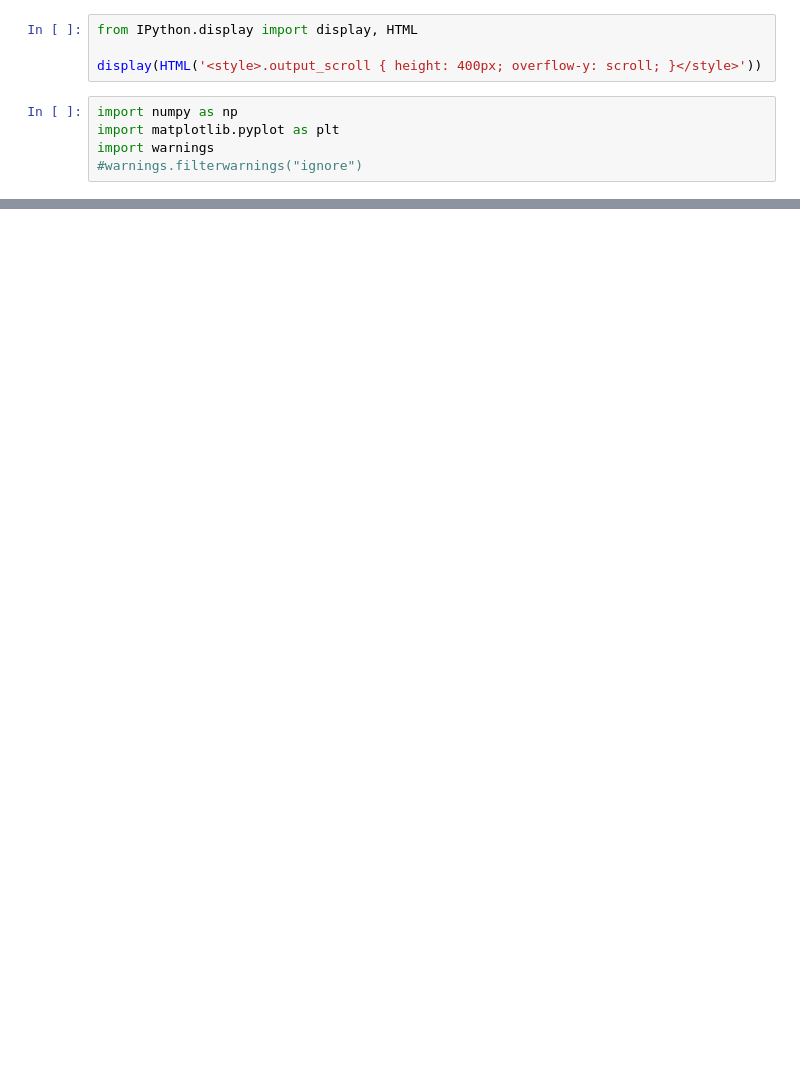
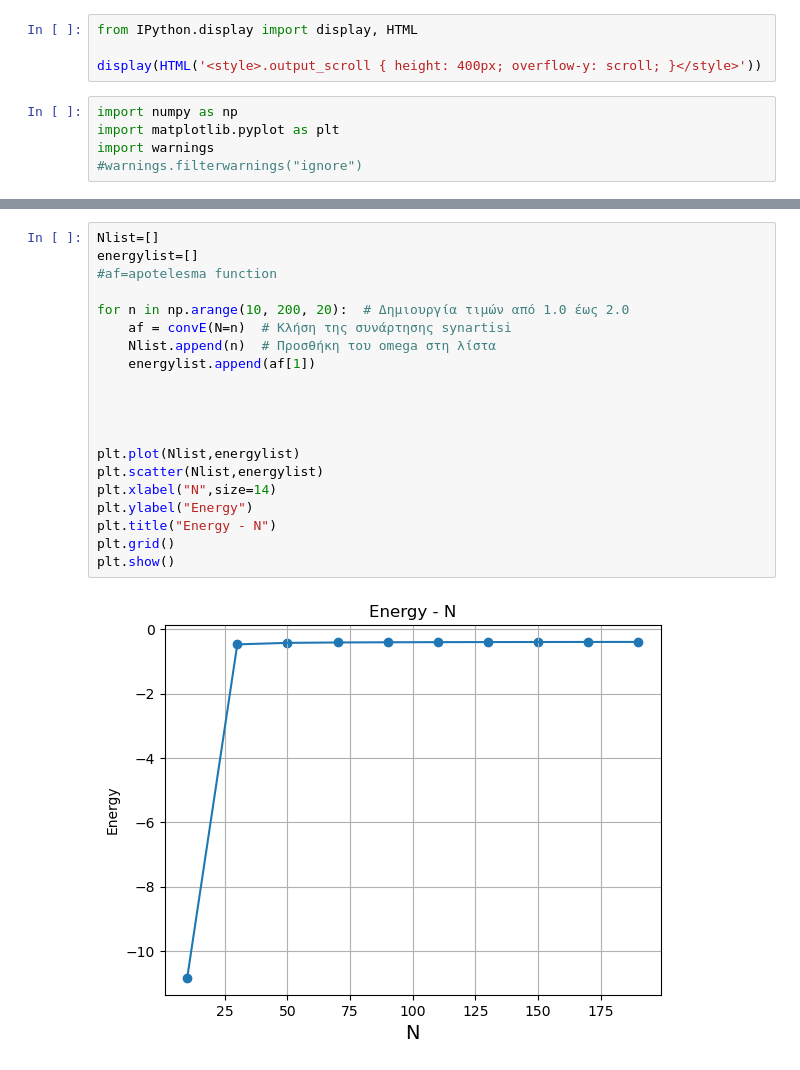
Before and after one commit to VeganSouvlaki/CP, a Jupyter notebook: ΠΡΟΤΖΕΚΤ.ipynb, the cells around one changed output, grey strips where cells are left out. Drawn from its saved outputs; the diff is of its cells as text; blank space fills up the shorter version.

```diff
--- a/ΠΡΟΤΖΕΚΤ.ipynb
+++ b/ΠΡΟΤΖΕΚΤ.ipynb
@@ -104,0 +123,22 @@ plt.show()
+# %%
+Nlist=[]
+energylist=[]
+#af=apotelesma function
+
+for n in np.arange(10, 200, 20):  # Δημιουργία τιμών από 1.0 έως 2.0
+    af = convE(N=n)  # Κλήση της συνάρτησης synartisi
+    Nlist.append(n)  # Προσθήκη του omega στη λίστα
+    energylist.append(af[1])
+
+
+
+
+plt.plot(Nlist,energylist)
+plt.scatter(Nlist,energylist)
+plt.xlabel("N",size=14)
+plt.ylabel("Energy")
+plt.title("Energy - N")
+plt.grid()
+plt.show()
+# %% [output]
+[figure, added]
```
Also changed, not shown: parts of 9 cells of this notebook.
